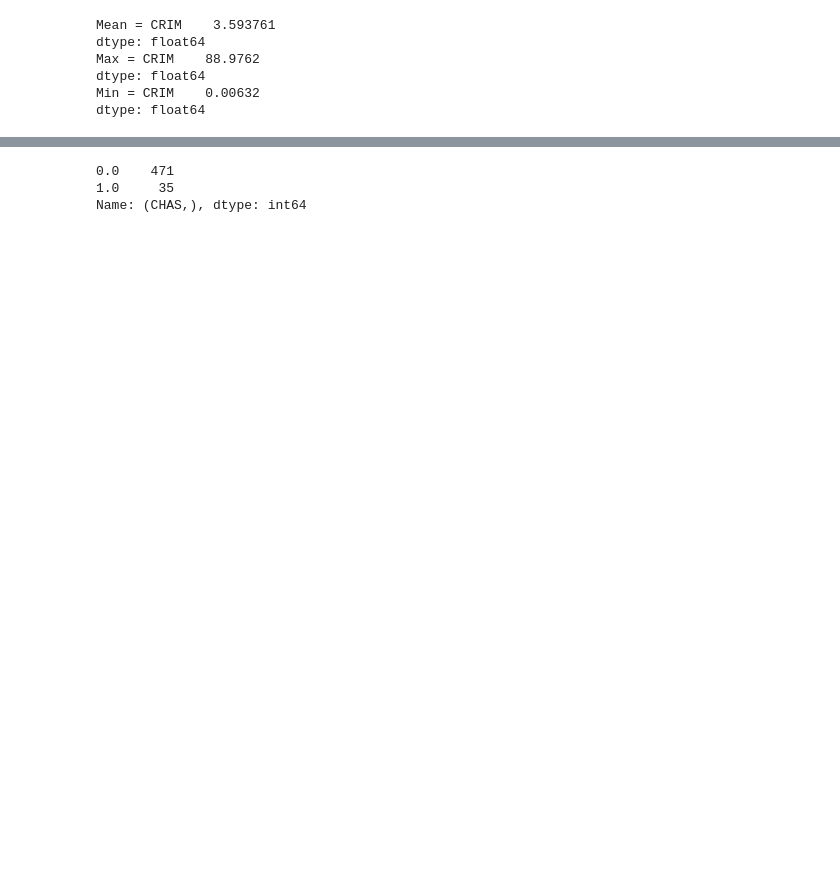
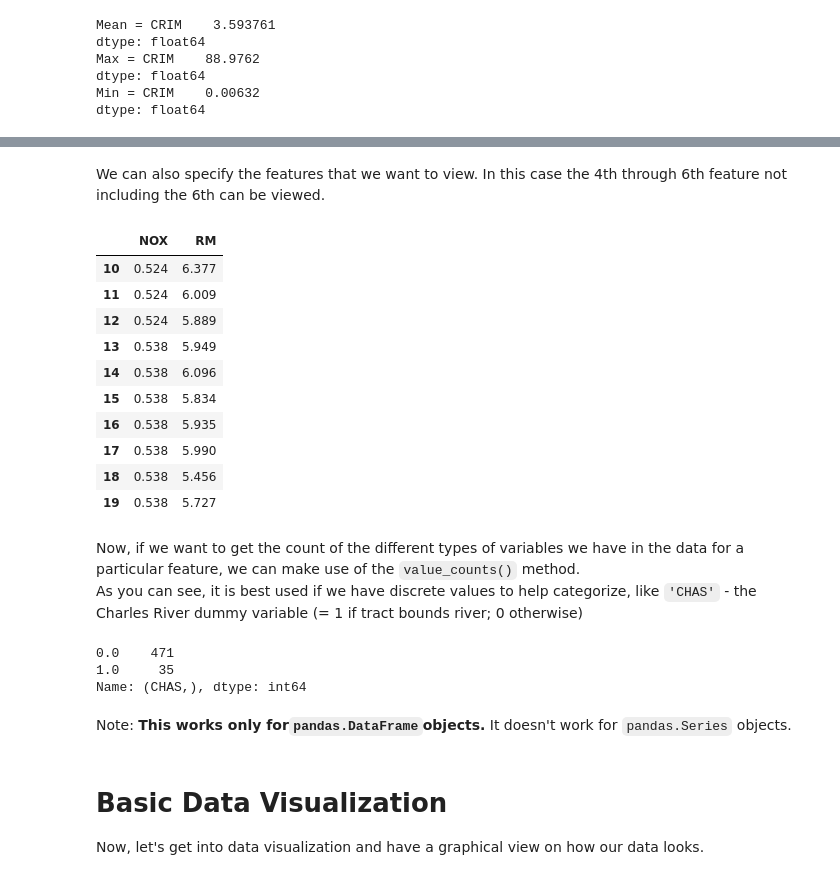
Before and after one commit to akshayrb22/playing-with-data, a Jupyter notebook: boston_housing_data_analysis.ipynb, the cells around one changed output, grey strips where cells are left out. Saved outputs shown, nothing was run; the diff lists cells and outputs as text; code cells hidden in the pictures; blank space fills up the shorter version.

````diff
--- a/boston_housing_data_analysis.ipynb
+++ b/boston_housing_data_analysis.ipynb
@@ -89,2 +133,21 @@ dtype: float64
+# %% [markdown]
+We can also specify the features that we want to view. In this case the 4th through 6th feature not including the 6th can be viewed.
+# %%
+df.iloc[10:20, 4:6]
+# %% [output]
+|  | NOX | RM |
+| 10 | 0.524 | 6.377 |
+| 11 | 0.524 | 6.009 |
+| 12 | 0.524 | 5.889 |
+| 13 | 0.538 | 5.949 |
+| 14 | 0.538 | 6.096 |
+| 15 | 0.538 | 5.834 |
+| 16 | 0.538 | 5.935 |
+| 17 | 0.538 | 5.990 |
+| 18 | 0.538 | 5.456 |
+| 19 | 0.538 | 5.727 |
+# %% [markdown]
+Now, if we want to get the count of the different types of variables we have in the data for a particular feature, we can make use of the ```value_counts()``` method.
+<br>As you can see, it is best used if we have discrete values to help categorize, like ```'CHAS'``` - the Charles River dummy variable (= 1 if tract bounds river; 0 otherwise)
 # %%
 df.iloc[:,3].value_counts()
@@ -93,3 +155,8 @@ df.iloc[:,3].value_counts()
 0.0    471
 1.0     35
 Name: (CHAS,), dtype: int64
+# %% [markdown]
+Note: **This works only for```pandas.DataFrame```objects.** It doesn't work for ```pandas.Series``` objects.
+# %% [markdown]
+# Basic Data Visualization
+Now, let's get into data visualization and have a graphical view on how our data looks.
````
Also changed, not shown: parts of 18 cells of this notebook.
